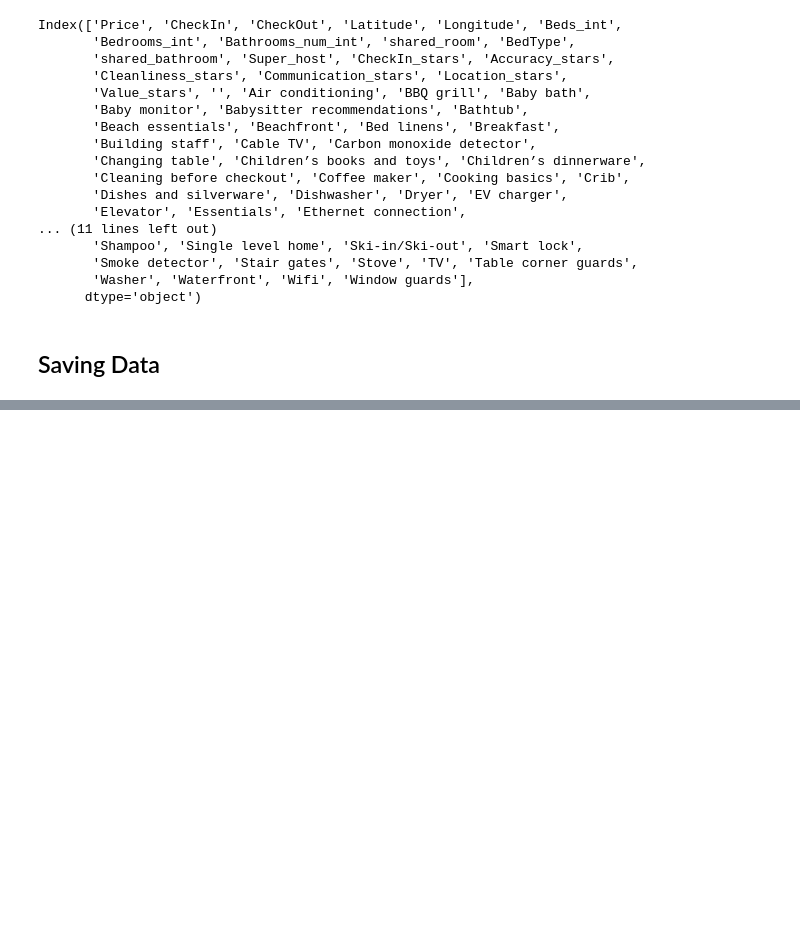
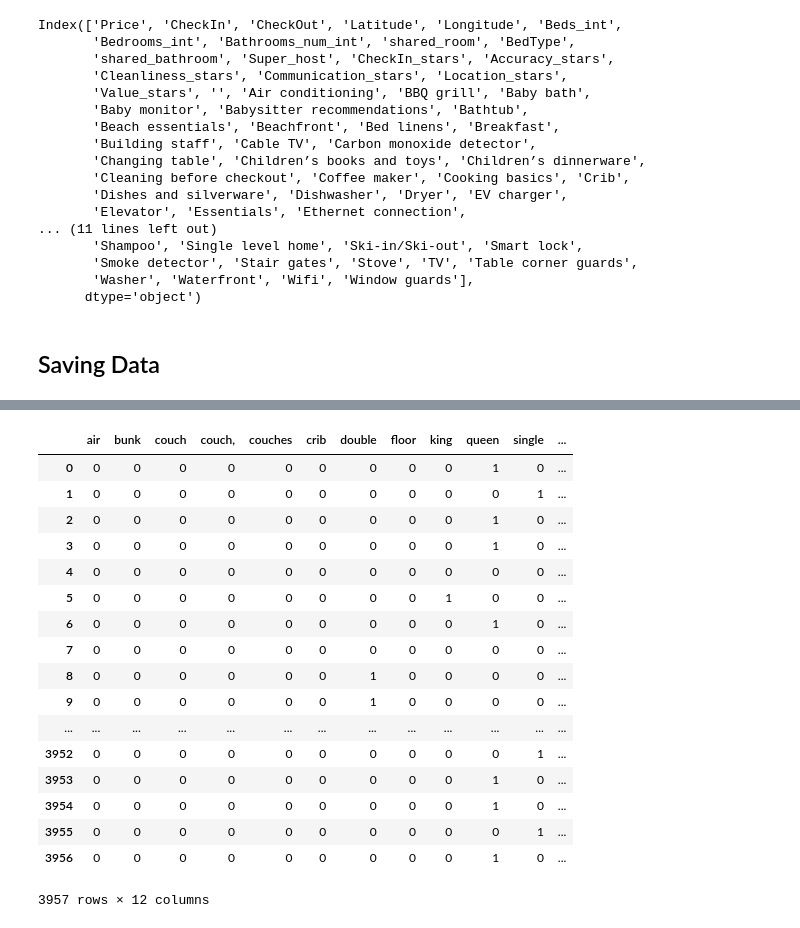
Before and after one commit to nickbent/AirBnB, a Jupyter notebook: notebooks/Data Cleaning.ipynb, the cells around one changed output, grey strips where cells are left out. Cells and saved outputs as stored; diff of their text form; code cells hidden in the pictures; blank space fills up the shorter version.

```diff
--- a/notebooks/Data Cleaning.ipynb
+++ b/notebooks/Data Cleaning.ipynb
@@ -1615,0 +1618,3 @@ CairoData_clean.to_csv(path_or_buf= Data_dir/'CairoData_clean.csv',columns=Cairo
+# %%
+NewYorkData_final = read_csvfile(Data_dir/'NewYorkData_clean.csv')
+NewYorkData_final.head()
@@ -1615,0 +1629,2 @@ CairoData_clean.to_csv(path_or_buf= Data_dir/'CairoData_clean.csv',columns=Cairo
+# %%
+NewYorkData_final.shared_bathroom = [int(i == True) for i in NewYorkData_final.shared_bathroom]
@@ -1615,0 +1662,21 @@ CairoData_clean.to_csv(path_or_buf= Data_dir/'CairoData_clean.csv',columns=Cairo
+# %%
+pd.get_dummies(NewYorkData_final.BedType)
+# %% [output]
+|  | air | bunk | couch | couch, | couches | crib | double | floor | king | queen | single | ... |
+| 0 | 0 | 0 | 0 | 0 | 0 | 0 | 0 | 0 | 0 | 1 | 0 | ... |
+| 1 | 0 | 0 | 0 | 0 | 0 | 0 | 0 | 0 | 0 | 0 | 1 | ... |
+| 2 | 0 | 0 | 0 | 0 | 0 | 0 | 0 | 0 | 0 | 1 | 0 | ... |
+| 3 | 0 | 0 | 0 | 0 | 0 | 0 | 0 | 0 | 0 | 1 | 0 | ... |
+| 4 | 0 | 0 | 0 | 0 | 0 | 0 | 0 | 0 | 0 | 0 | 0 | ... |
+| 5 | 0 | 0 | 0 | 0 | 0 | 0 | 0 | 0 | 1 | 0 | 0 | ... |
+| 6 | 0 | 0 | 0 | 0 | 0 | 0 | 0 | 0 | 0 | 1 | 0 | ... |
+| 7 | 0 | 0 | 0 | 0 | 0 | 0 | 0 | 0 | 0 | 0 | 0 | ... |
+| 8 | 0 | 0 | 0 | 0 | 0 | 0 | 1 | 0 | 0 | 0 | 0 | ... |
+| 9 | 0 | 0 | 0 | 0 | 0 | 0 | 1 | 0 | 0 | 0 | 0 | ... |
+| ... | ... | ... | ... | ... | ... | ... | ... | ... | ... | ... | ... | ... |
+| 3952 | 0 | 0 | 0 | 0 | 0 | 0 | 0 | 0 | 0 | 0 | 1 | ... |
+| 3953 | 0 | 0 | 0 | 0 | 0 | 0 | 0 | 0 | 0 | 1 | 0 | ... |
+| 3954 | 0 | 0 | 0 | 0 | 0 | 0 | 0 | 0 | 0 | 1 | 0 | ... |
+| 3955 | 0 | 0 | 0 | 0 | 0 | 0 | 0 | 0 | 0 | 0 | 1 | ... |
+| 3956 | 0 | 0 | 0 | 0 | 0 | 0 | 0 | 0 | 0 | 1 | 0 | ... |
+3957 rows × 12 columns
```
Also changed, not shown: parts of 27 cells of this notebook, 4 other files.
